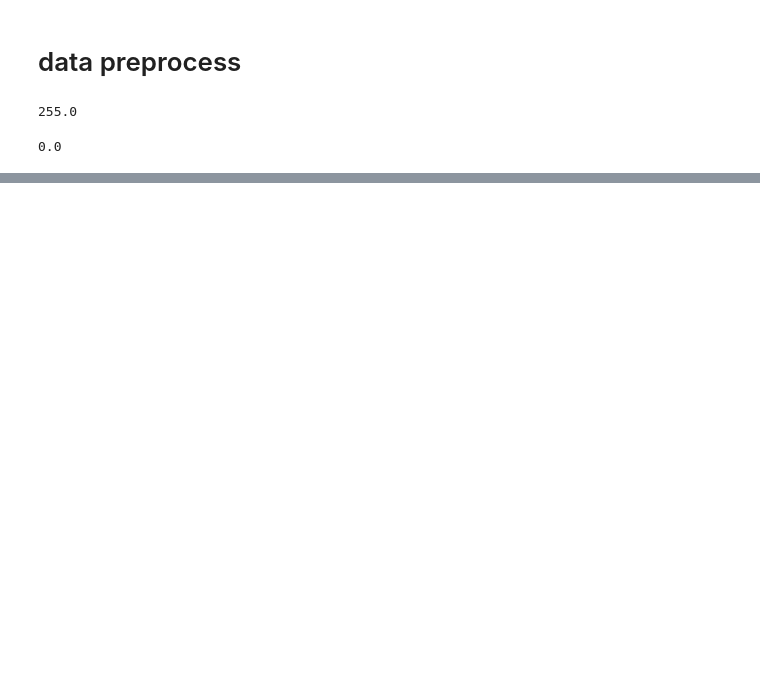
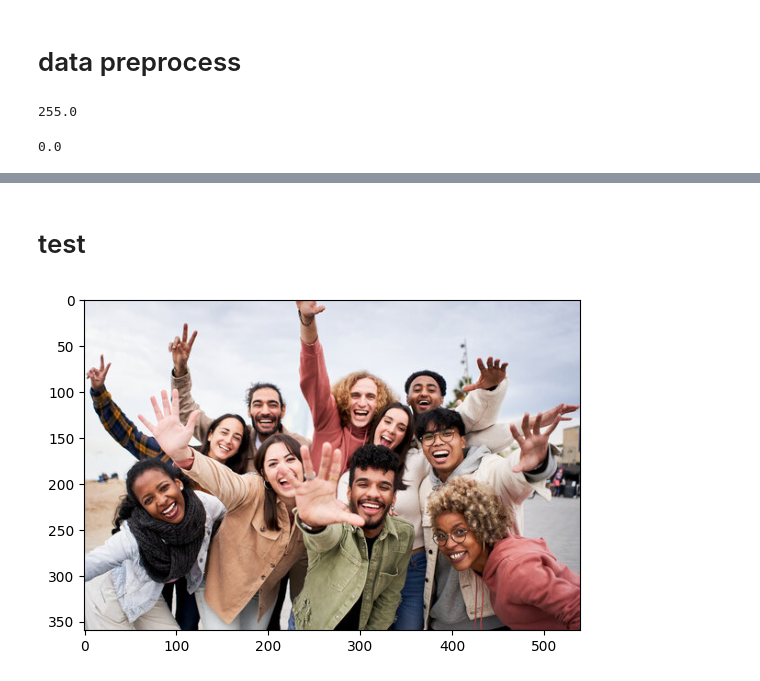
Before and after one commit to Dzakiyff/image_classification, a Jupyter notebook: image_classificartion.ipynb, the cells around one changed output, grey strips where cells are left out. Drawn from its saved outputs; the diff is of its cells as text; code cells hidden in the pictures; blank space fills up the shorter version.

```diff
--- a/image_classificartion.ipynb
+++ b/image_classificartion.ipynb
@@ -187,0 +292,8 @@ for i, img in enumerate(scaled_batch[0][:4]):
+# %% [markdown]
+# test
+# %%
+test_image = cv2.imread('happy_test.jpg')
+plt.imshow(cv2.cvtColor(test_image, cv2.COLOR_BGR2RGB))
+plt.show()
+# %% [output]
+[figure, added]
```
Also changed, not shown: parts of 30 cells of this notebook.
